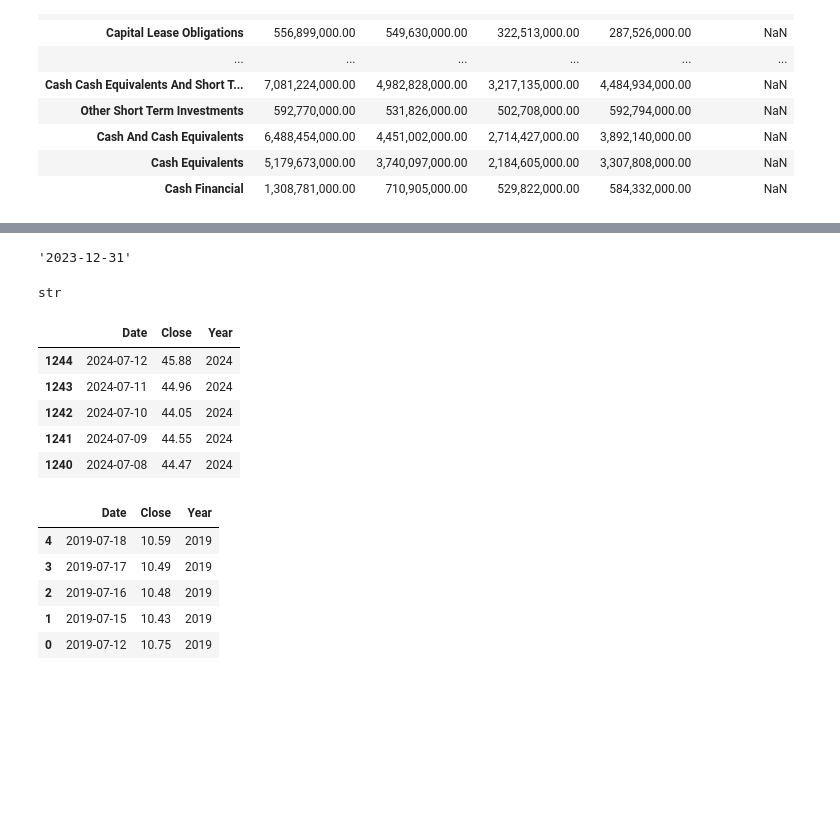
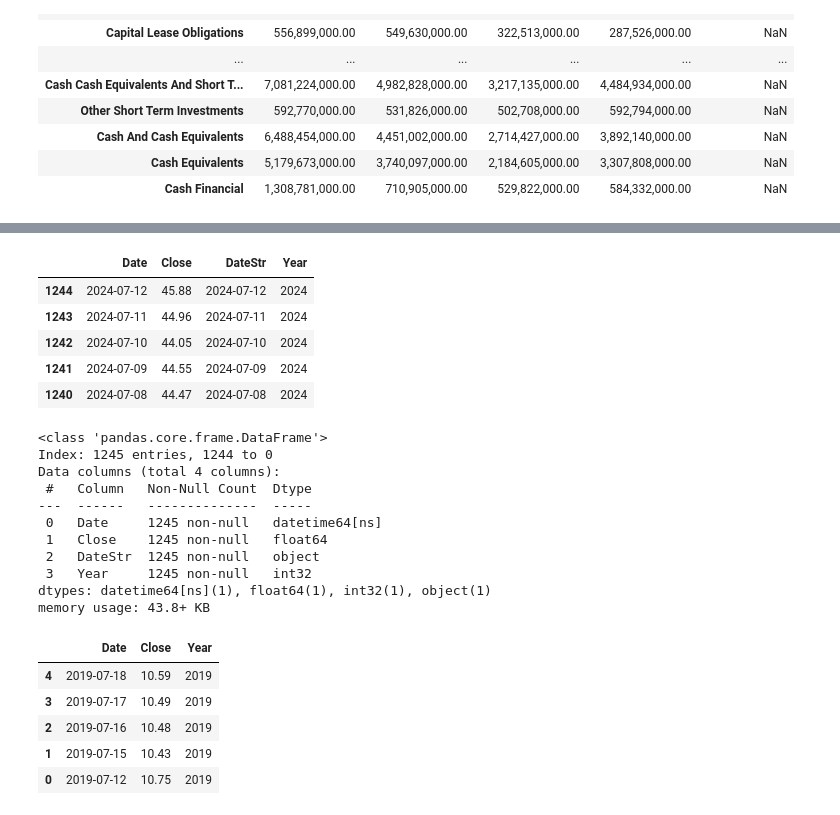
Before and after one commit to mvfelipelli/Labs, a Jupyter notebook: Finance/yfinance_note.ipynb, the cells around one changed output, grey strips where cells are left out. Saved outputs shown, nothing was run; the diff lists cells and outputs as text; code cells hidden in the pictures; blank space fills up the shorter version.

```diff
--- a/Finance/yfinance_note.ipynb
+++ b/Finance/yfinance_note.ipynb
@@ -16,7 +16,7 @@ pd.options.display.float_format = "{:,.2f}".format
 pd.set_option('display.max_columns', None)
 # %%
 tickers = ['WEGE3.SA','AURE3.SA','LEVE3.sa','CSMG3.SA'
-           ,'PETR4.SA','PETR3.SA','MTRE3.SA','BRAP4.SA'
+           ,'PETR4.SA','PETR3.SA','MTRE3.SA','BRAP4.SA','BRAP3.SA'
            ,'GOAU4.SA','AGRO3.SA','SLCE3.SA'
            ,'VALE3.SA','CPFE3.SA','SBSP3.SA'
            ,'ITUB3.SA','ITUB4.SA','BMGB4.SA']
@@ -595,30 +575,42 @@ dt = financials.columns[0]
 dt = datetime.strftime(dt, "%Y-%m-%d")
 
 dt
-# %% [output]
-'2023-12-31'
 # %%
 type(dt)
-# %% [output]
-str
 # %%
 closing_prices = pd.DataFrame(hist['Close']).reset_index()
 
-closing_prices['Date'] = pd.to_datetime(closing_prices['Date']).dt.date
+closing_prices['DateStr'] = pd.to_datetime(closing_prices['Date']).dt.date
 
 closing_prices['Year'] = pd.to_datetime(closing_prices['Date']).dt.year
 
 
 closing_prices.sort_values(by='Date', ascending=False, inplace=True)
 
+closing_prices['Date'] = pd.to_datetime(closing_prices['DateStr'])
+
 closing_prices.head()
 # %% [output]
-|  | Date | Close | Year |
-| 1244 | 2024-07-12 | 45.88 | 2024 |
-| 1243 | 2024-07-11 | 44.96 | 2024 |
-| 1242 | 2024-07-10 | 44.05 | 2024 |
-| 1241 | 2024-07-09 | 44.55 | 2024 |
-| 1240 | 2024-07-08 | 44.47 | 2024 |
+|  | Date | Close | DateStr | Year |
+| 1244 | 2024-07-12 | 45.88 | 2024-07-12 | 2024 |
+| 1243 | 2024-07-11 | 44.96 | 2024-07-11 | 2024 |
+| 1242 | 2024-07-10 | 44.05 | 2024-07-10 | 2024 |
+| 1241 | 2024-07-09 | 44.55 | 2024-07-09 | 2024 |
+| 1240 | 2024-07-08 | 44.47 | 2024-07-08 | 2024 |
+# %%
+closing_prices.info()
+# %% [output]
+<class 'pandas.core.frame.DataFrame'>
+Index: 1245 entries, 1244 to 0
+Data columns (total 4 columns):
+ #   Column   Non-Null Count  Dtype
+---  ------   --------------  -----
+ 0   Date     1245 non-null   datetime64[ns]
+ 1   Close    1245 non-null   float64
+ 2   DateStr  1245 non-null   object
+ 3   Year     1245 non-null   int32
+dtypes: datetime64[ns](1), float64(1), int32(1), object(1)
+memory usage: 43.8+ KB
 # %%
 closing_prices.tail()
 # %% [output]
```
Also changed, not shown: parts of 35 cells of this notebook, 1 other file.
